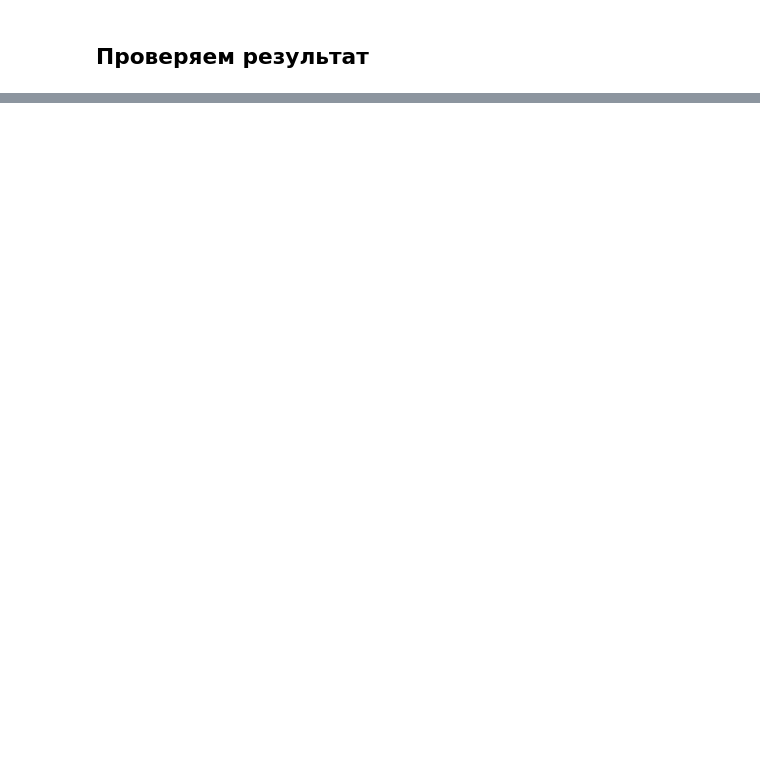
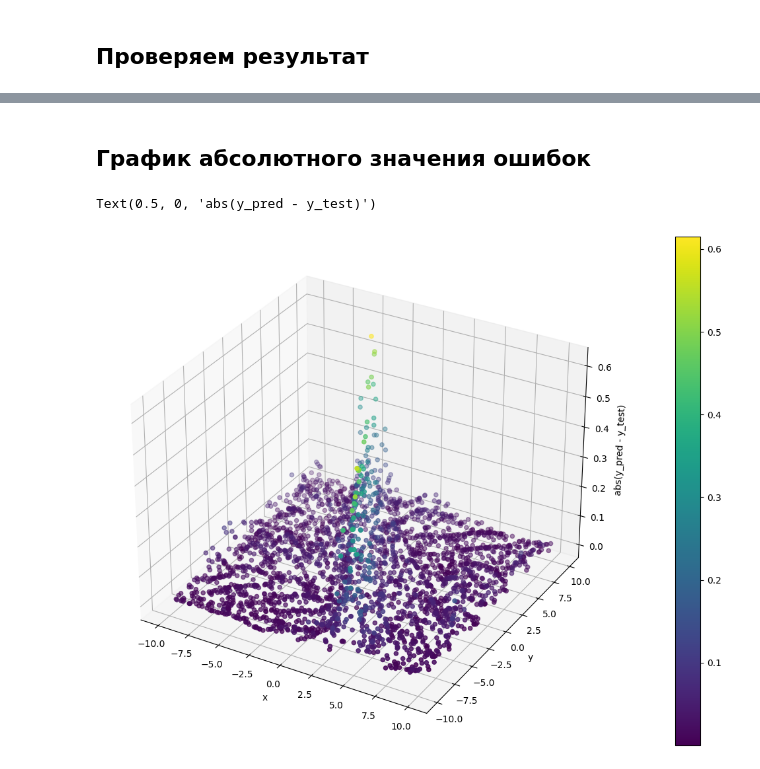
Before and after one commit to Charles-Wi/OtusML, a Jupyter notebook: HW5/PracticePyTorch.ipynb, the cells around one changed output, grey strips where cells are left out. Cells and saved outputs as stored; diff of their text form; code cells hidden in the pictures; blank space fills up the shorter version.

```diff
--- a/HW5/PracticePyTorch.ipynb
+++ b/HW5/PracticePyTorch.ipynb
@@ -241,0 +231,15 @@ Text(0.5, 0, 'y_pred')
+# %% [markdown]
+## График абсолютного значения ошибок
+# %%
+y_error = abs(y_pred - y_test)
+
+fig = plt.figure()
+ax = fig.add_subplot(111, projection='3d')
+dia = ax.scatter(X_test[:, 0].cpu().numpy(), X_test[:, 1].cpu().numpy(), y_error.cpu().detach().numpy(), c=y_error.cpu().detach().numpy(), cmap="viridis")
+fig.colorbar(dia)
+ax.set_xlabel('x')
+ax.set_ylabel('y')
+ax.set_zlabel('abs(y_pred - y_test)')
+# %% [output]
+Text(0.5, 0, 'abs(y_pred - y_test)')
+[figure, added]
```
Also changed, not shown: parts of 8 cells of this notebook.
